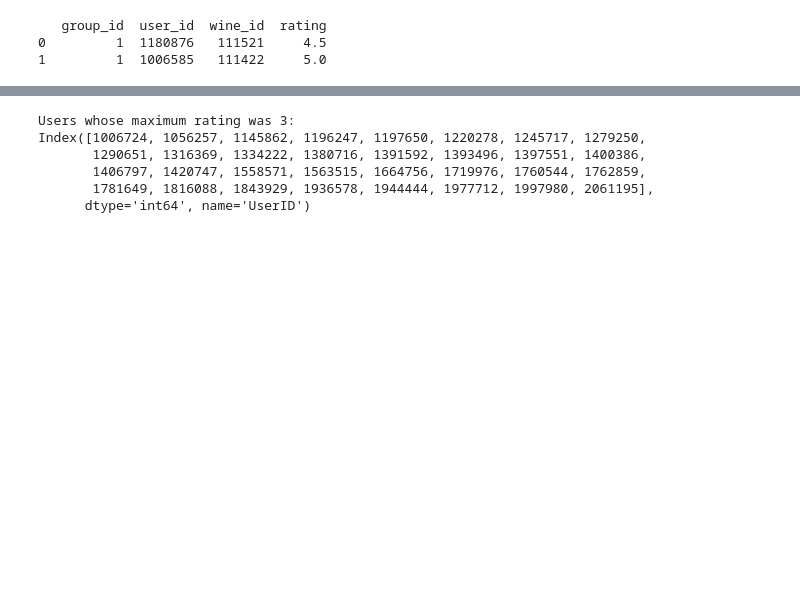
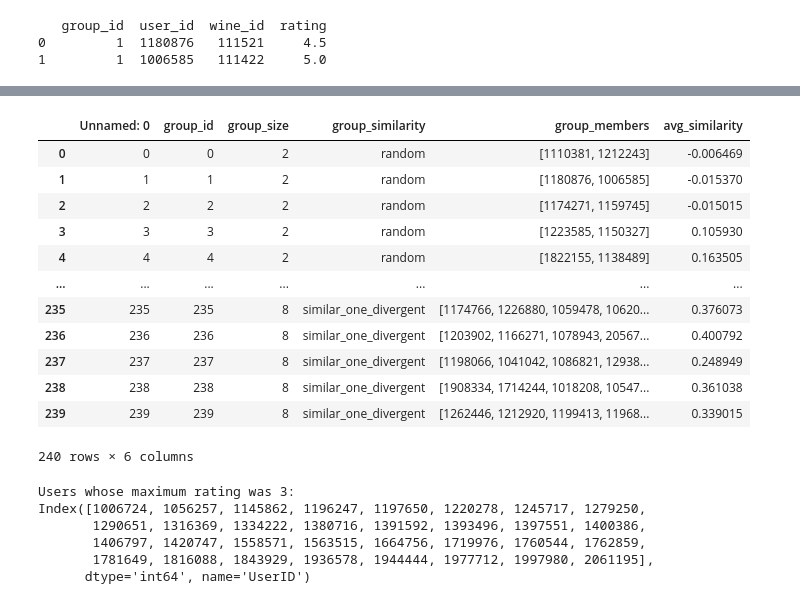
Before and after one commit to irrrrrrrrr/MAISE_RecSys_Group8_Ass, a Jupyter notebook: group_recommender.ipynb, the cells around one changed output, grey strips where cells are left out. Cells and saved outputs as stored; diff of their text form; code cells hidden in the pictures; blank space fills up the shorter version.

Commit message:
Evaluations for group recommender

```diff
--- a/group_recommender.ipynb
+++ b/group_recommender.ipynb
@@ -77,3 +93,19 @@ print(result_df)
+# %%
+group_data
+# %% [output]
+|  | Unnamed: 0 | group_id | group_size | group_similarity | group_members | avg_similarity |
+| 0 | 0 | 0 | 2 | random | [1110381, 1212243] | -0.006469 |
+| 1 | 1 | 1 | 2 | random | [1180876, 1006585] | -0.015370 |
+| 2 | 2 | 2 | 2 | random | [1174271, 1159745] | -0.015015 |
+| 3 | 3 | 3 | 2 | random | [1223585, 1150327] | 0.105930 |
+| 4 | 4 | 4 | 2 | random | [1822155, 1138489] | 0.163505 |
+| ... | ... | ... | ... | ... | ... | ... |
+| 235 | 235 | 235 | 8 | similar_one_divergent | [1174766, 1226880, 1059478, 10620... | 0.376073 |
+| 236 | 236 | 236 | 8 | similar_one_divergent | [1203902, 1166271, 1078943, 20567... | 0.400792 |
+| 237 | 237 | 237 | 8 | similar_one_divergent | [1198066, 1041042, 1086821, 12938... | 0.248949 |
+| 238 | 238 | 238 | 8 | similar_one_divergent | [1908334, 1714244, 1018208, 10547... | 0.361038 |
+| 239 | 239 | 239 | 8 | similar_one_divergent | [1262446, 1212920, 1199413, 11968... | 0.339015 |
+240 rows × 6 columns
 # %%
 
 # Load the ratings dataset (replace 'ratings.csv' with your actual file path)
```
Also changed, not shown: parts of 12 cells of this notebook, 1 other file.
